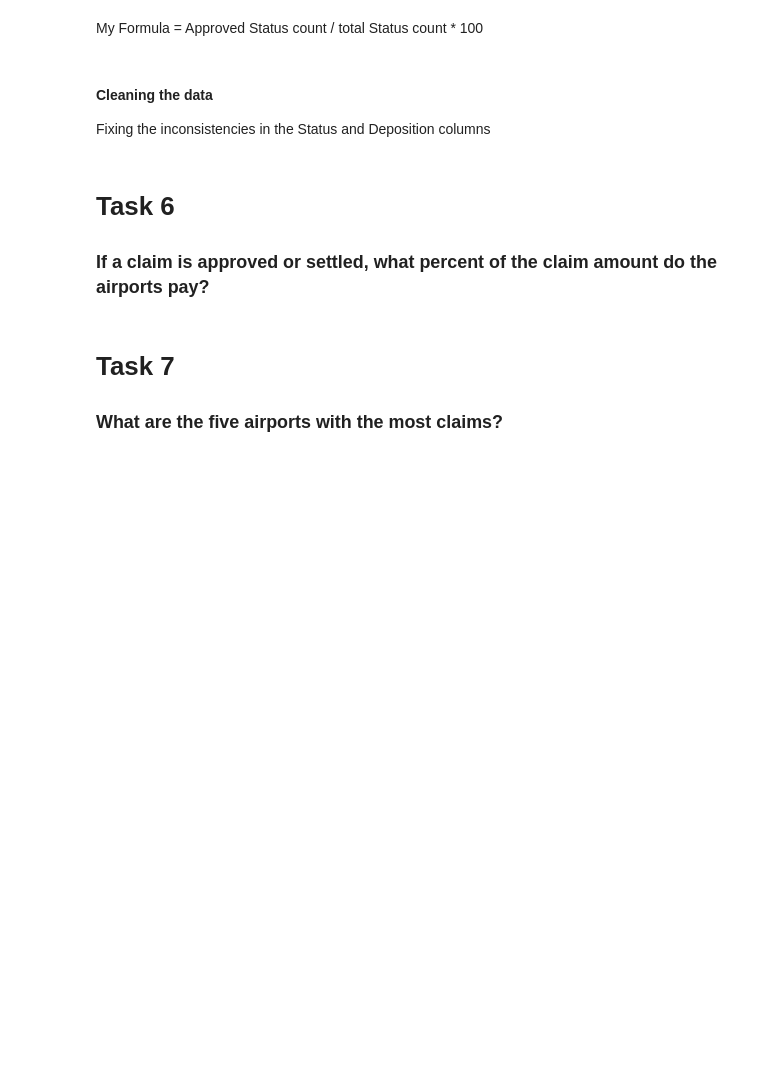
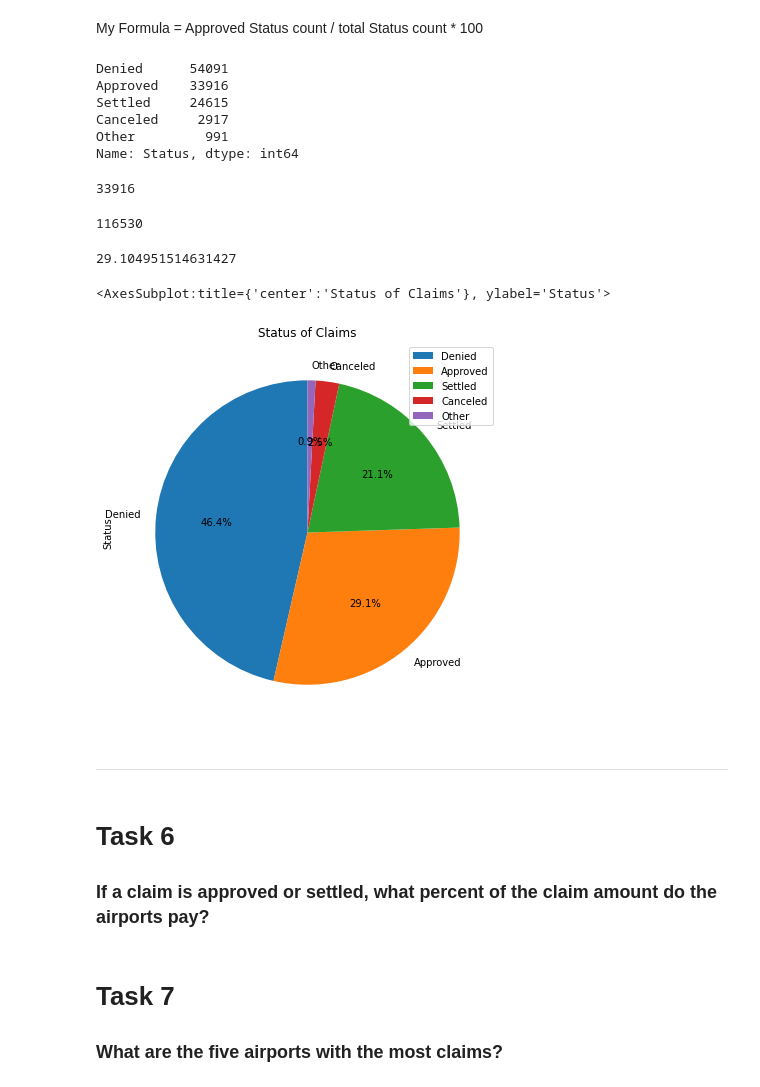
Before and after one commit to TJ-Mothokho/DataAnaylsis_Practical-Assessments, a Jupyter notebook: Airport_Case_Study-Practical_Assessment/AirportCaseStudy.ipynb, the cells around one changed output. Saved outputs shown, nothing was run; the diff lists cells and outputs as text; code cells hidden in the pictures; blank space fills up the shorter version.

```diff
--- a/Airport_Case_Study-Practical_Assessment/AirportCaseStudy.ipynb
+++ b/Airport_Case_Study-Practical_Assessment/AirportCaseStudy.ipynb
@@ -561,9 +633,43 @@ claims.head()
 | 4 | 2005032379513 | 2002-02-18 | 2005-02-05 | MCO | Orlando International Airport | Delta (Song) | Property Damage | Checkpoint | ... |
 # %% [markdown]
 My Formula = Approved Status count / total Status count * 100
-# %% [markdown]
-#### Cleaning the data
-Fixing the inconsistencies in the Status and Deposition columns
+# %%
+claims.Status.value_counts(dropna=False)
+# %% [output]
+Denied      54091
+Approved    33916
+Settled     24615
+Canceled     2917
+Other         991
+Name: Status, dtype: int64
+# %%
+# Getting count of claims with 'Approved' status
+approved_count = claims['Status'].str.contains('Approved').sum()
+print(approved_count)
+# %% [output]
+33916
+# %%
+# Getting count of all claims status
+status_count = claims['Status'].count()
+status_count
+# %% [output]
+116530
+# %%
+# Getting the percentage of approved claims
+approved_percentage = (approved_count / status_count) * 100
+approved_percentage
+# %% [output]
+29.104951514631427
+# %%
+status = claims['Status'].value_counts()
+status = pd.DataFrame(status)
+# The percentage of each status
+status.plot(kind='pie', autopct='%1.1f%%', y='Status', startangle=90, title='Status of Claims', figsize=(7, 7))
+# %% [output]
+<AxesSubplot:title={'center':'Status of Claims'}, ylabel='Status'>
+[figure, added]
+# %% [markdown]
+<hr>
 # %% [markdown]
 # Task 6
 ### If a claim is approved or settled, what percent of the claim amount do the airports pay?
```
Also changed, not shown: parts of 19 cells of this notebook.
